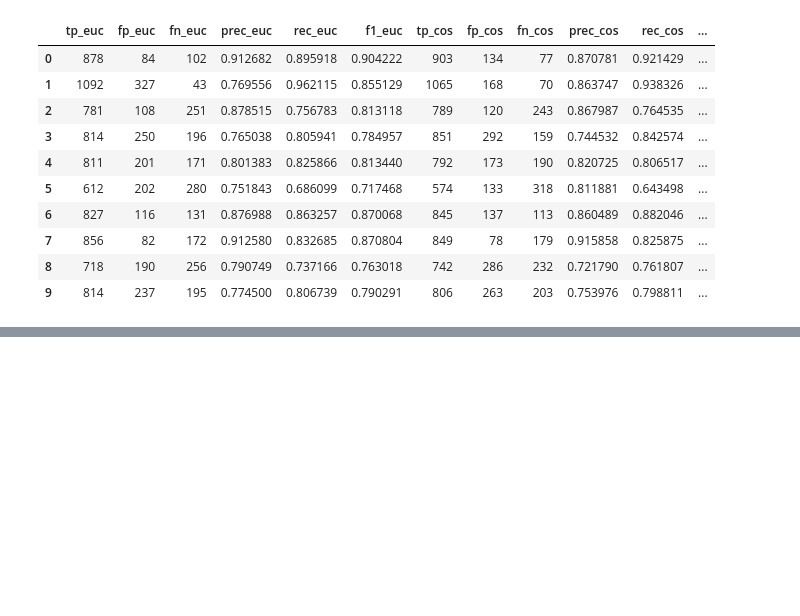
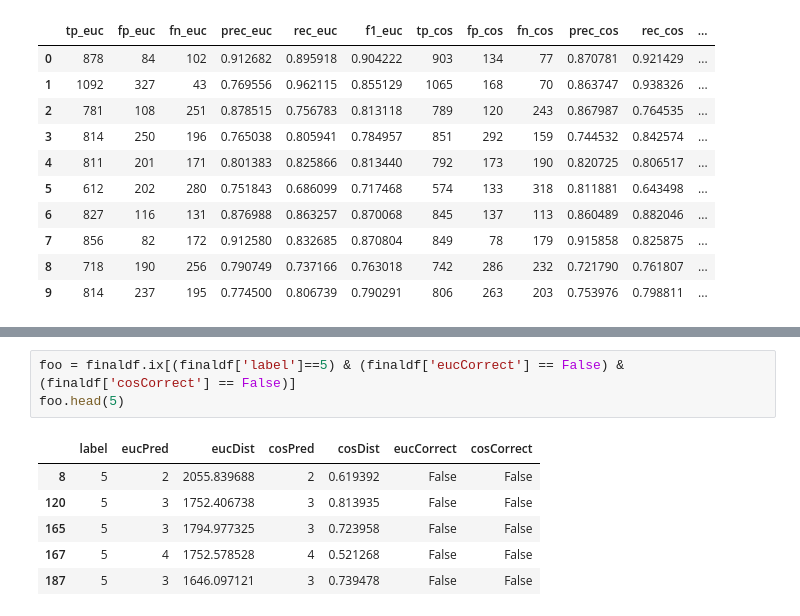
Before and after one commit to wwells/CUNY_DATA_602, a Jupyter notebook: FinalProject_MNIST/MNIST_Classifier_ww602_FP.ipynb, the cells around one changed output, grey strips where cells are left out. Drawn from its saved outputs; the diff is of its cells as text; blank space fills up the shorter version.

```diff
--- a/FinalProject_MNIST/MNIST_Classifier_ww602_FP.ipynb
+++ b/FinalProject_MNIST/MNIST_Classifier_ww602_FP.ipynb
@@ -454,0 +478,10 @@ overall
+# %%
+foo = finaldf.ix[(finaldf['label']==5) & (finaldf['eucCorrect'] == False) & (finaldf['cosCorrect'] == False)]
+foo.head(5)
+# %% [output]
+|  | label | eucPred | eucDist | cosPred | cosDist | eucCorrect | cosCorrect |
+| 8 | 5 | 2 | 2055.839688 | 2 | 0.619392 | False | False |
+| 120 | 5 | 3 | 1752.406738 | 3 | 0.813935 | False | False |
+| 165 | 5 | 3 | 1794.977325 | 3 | 0.723958 | False | False |
+| 167 | 5 | 4 | 1752.578528 | 4 | 0.521268 | False | False |
+| 187 | 5 | 3 | 1646.097121 | 3 | 0.739478 | False | False |
```
Also changed, not shown: parts of 16 cells of this notebook.
